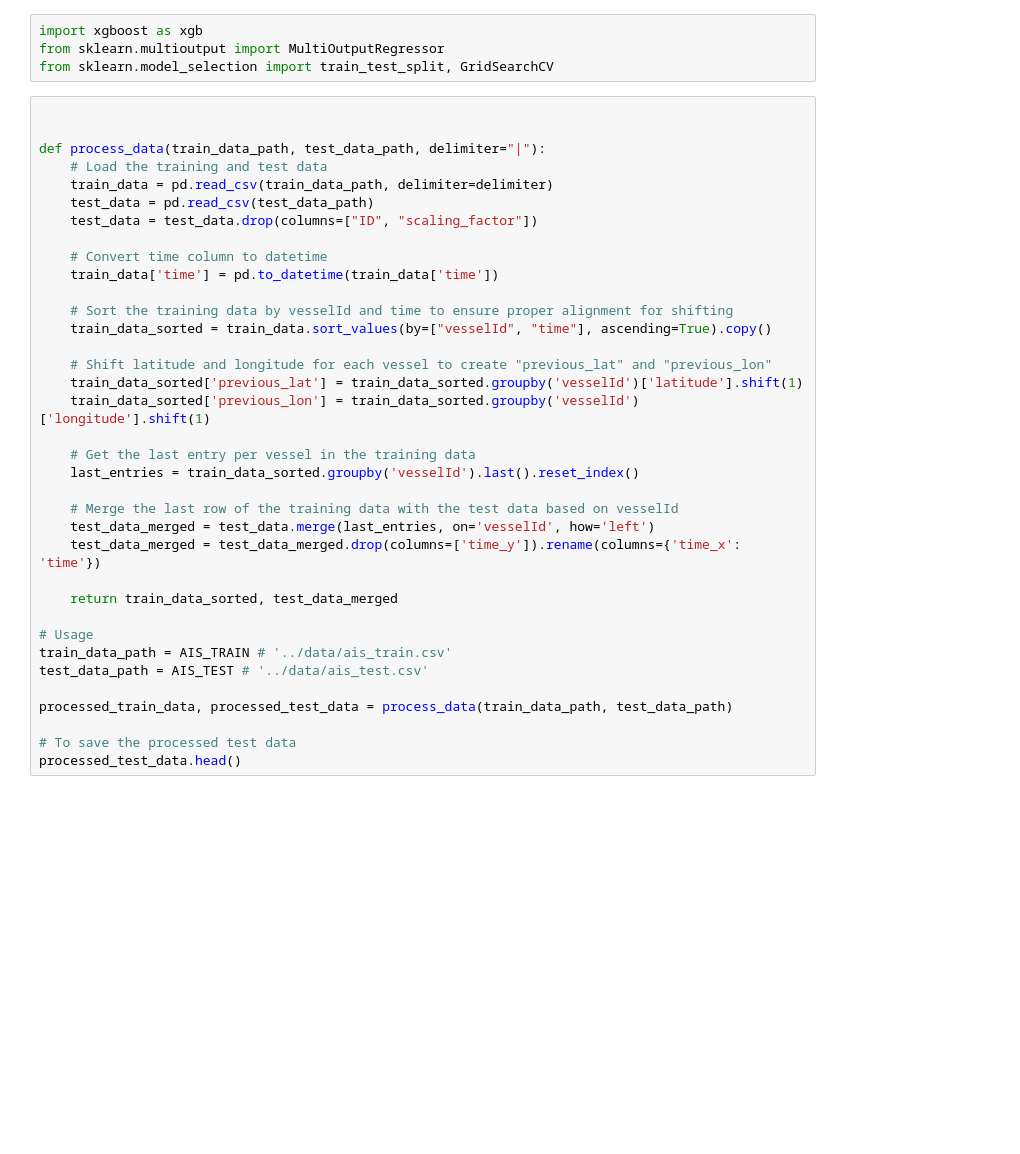
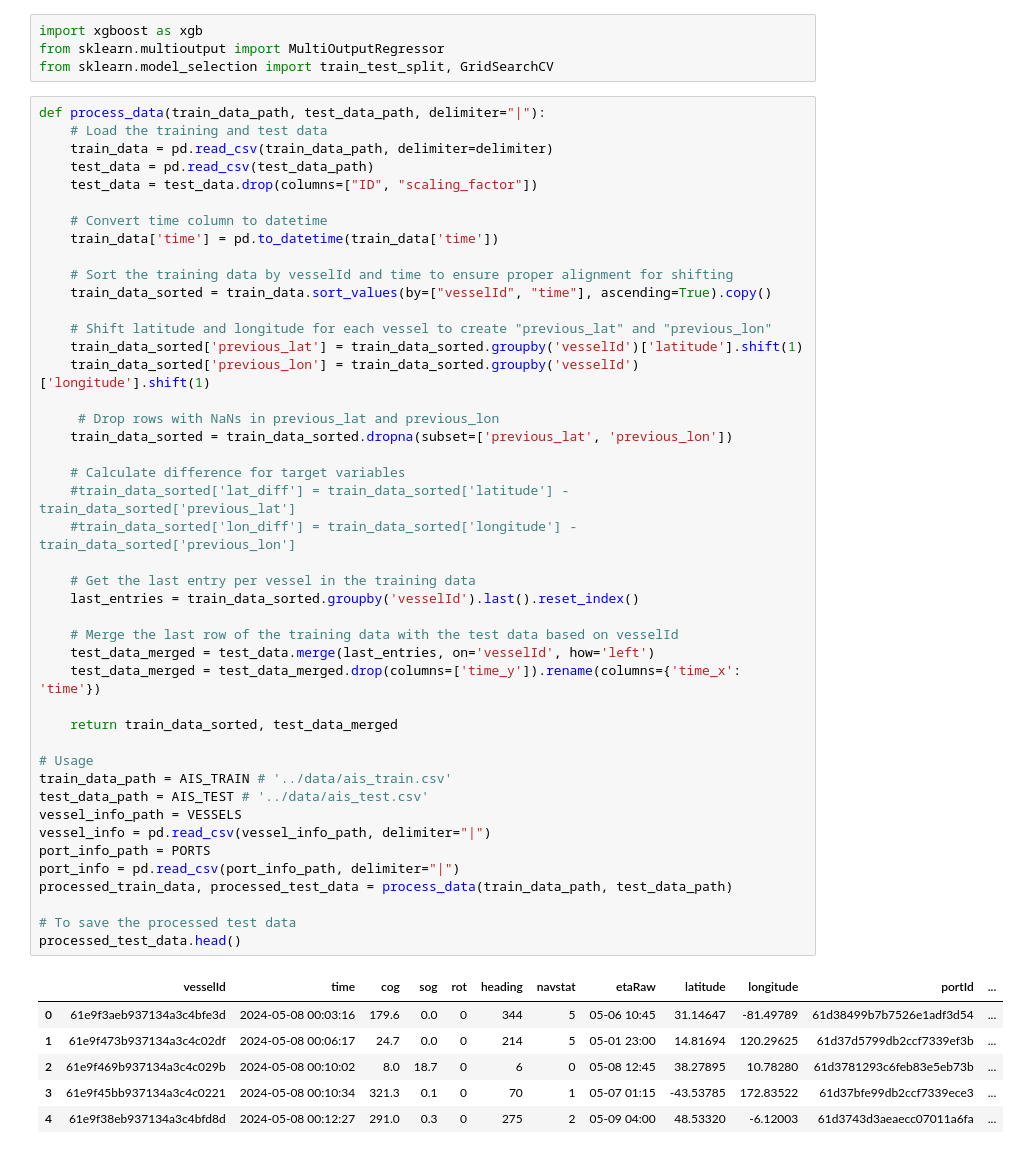
Before and after one commit to art-test-stack/vessel_position_forecast, a Jupyter notebook: xgboosttobeupgraded.ipynb, the cells around one changed output. Cells and saved outputs as stored; diff of their text form; blank space fills up the shorter version.

Commit message:
use of other parameters not conclusive
use vessel and port information to try to be more precise

```diff
--- a/xgboosttobeupgraded.ipynb
+++ b/xgboosttobeupgraded.ipynb
@@ -35,38 +48,53 @@ import xgboost as xgb
 from sklearn.multioutput import MultiOutputRegressor
 from sklearn.model_selection import train_test_split, GridSearchCV
 # %%
-
-
 def process_data(train_data_path, test_data_path, delimiter="|"):
     # Load the training and test data
     train_data = pd.read_csv(train_data_path, delimiter=delimiter)
     test_data = pd.read_csv(test_data_path)
     test_data = test_data.drop(columns=["ID", "scaling_factor"])
 
     # Convert time column to datetime
     train_data['time'] = pd.to_datetime(train_data['time'])
 
     # Sort the training data by vesselId and time to ensure proper alignment for shifting
     train_data_sorted = train_data.sort_values(by=["vesselId", "time"], ascending=True).copy()
 
     # Shift latitude and longitude for each vessel to create "previous_lat" and "previous_lon"
     train_data_sorted['previous_lat'] = train_data_sorted.groupby('vesselId')['latitude'].shift(1)
     train_data_sorted['previous_lon'] = train_data_sorted.groupby('vesselId')['longitude'].shift(1)
 
+     # Drop rows with NaNs in previous_lat and previous_lon
+    train_data_sorted = train_data_sorted.dropna(subset=['previous_lat', 'previous_lon'])
+
+    # Calculate difference for target variables
+    #train_data_sorted['lat_diff'] = train_data_sorted['latitude'] - train_data_sorted['previous_lat']
+    #train_data_sorted['lon_diff'] = train_data_sorted['longitude'] - train_data_sorted['previous_lon']
+
     # Get the last entry per vessel in the training data
     last_entries = train_data_sorted.groupby('vesselId').last().reset_index()
 
     # Merge the last row of the training data with the test data based on vesselId
     test_data_merged = test_data.merge(last_entries, on='vesselId', how='left')
     test_data_merged = test_data_merged.drop(columns=['time_y']).rename(columns={'time_x': 'time'})
 
     return train_data_sorted, test_data_merged
 
 # Usage
 train_data_path = AIS_TRAIN # '../data/ais_train.csv'
 test_data_path = AIS_TEST # '../data/ais_test.csv'
-
+vessel_info_path = VESSELS
+vessel_info = pd.read_csv(vessel_info_path, delimiter="|")
+port_info_path = PORTS
+port_info = pd.read_csv(port_info_path, delimiter="|")
 processed_train_data, processed_test_data = process_data(train_data_path, test_data_path)
 
 # To save the processed test data
 processed_test_data.head()
+# %% [output]
+|  | vesselId | time | cog | sog | rot | heading | navstat | etaRaw | latitude | longitude | portId | ... |
+| 0 | 61e9f3aeb937134a3c4bfe3d | 2024-05-08 00:03:16 | 179.6 | 0.0 | 0 | 344 | 5 | 05-06 10:45 | 31.14647 | -81.49789 | 61d38499b7b7526e1adf3d54 | ... |
+| 1 | 61e9f473b937134a3c4c02df | 2024-05-08 00:06:17 | 24.7 | 0.0 | 0 | 214 | 5 | 05-01 23:00 | 14.81694 | 120.29625 | 61d37d5799db2ccf7339ef3b | ... |
+| 2 | 61e9f469b937134a3c4c029b | 2024-05-08 00:10:02 | 8.0 | 18.7 | 0 | 6 | 0 | 05-08 12:45 | 38.27895 | 10.78280 | 61d3781293c6feb83e5eb73b | ... |
+| 3 | 61e9f45bb937134a3c4c0221 | 2024-05-08 00:10:34 | 321.3 | 0.1 | 0 | 70 | 1 | 05-07 01:15 | -43.53785 | 172.83522 | 61d37bfe99db2ccf7339ece3 | ... |
+| 4 | 61e9f38eb937134a3c4bfd8d | 2024-05-08 00:12:27 | 291.0 | 0.3 | 0 | 275 | 2 | 05-09 04:00 | 48.53320 | -6.12003 | 61d3743d3aeaecc07011a6fa | ... |
```
Also changed, not shown: parts of 18 cells of this notebook.
